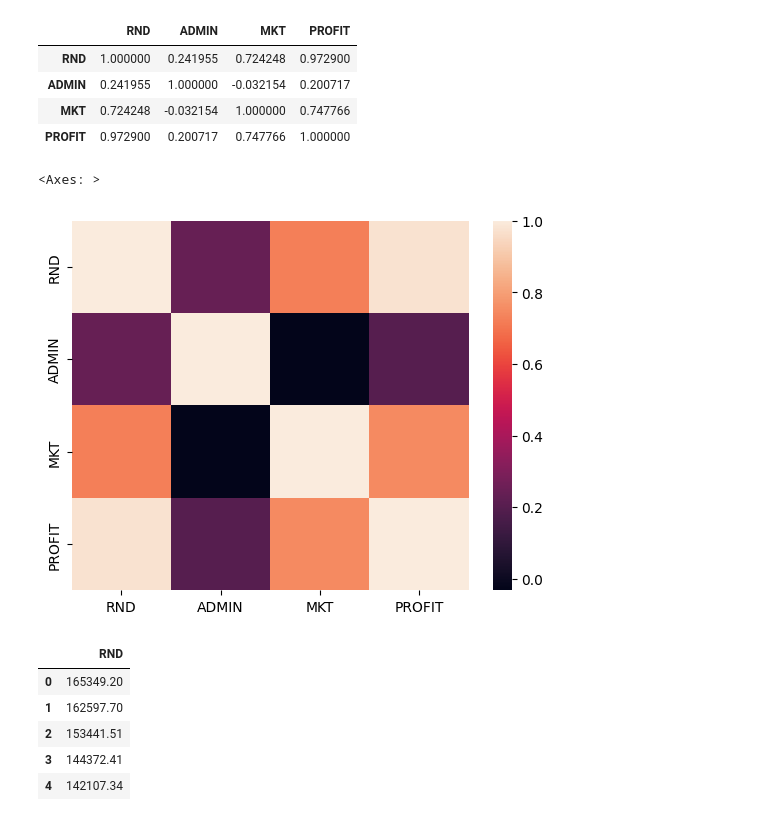
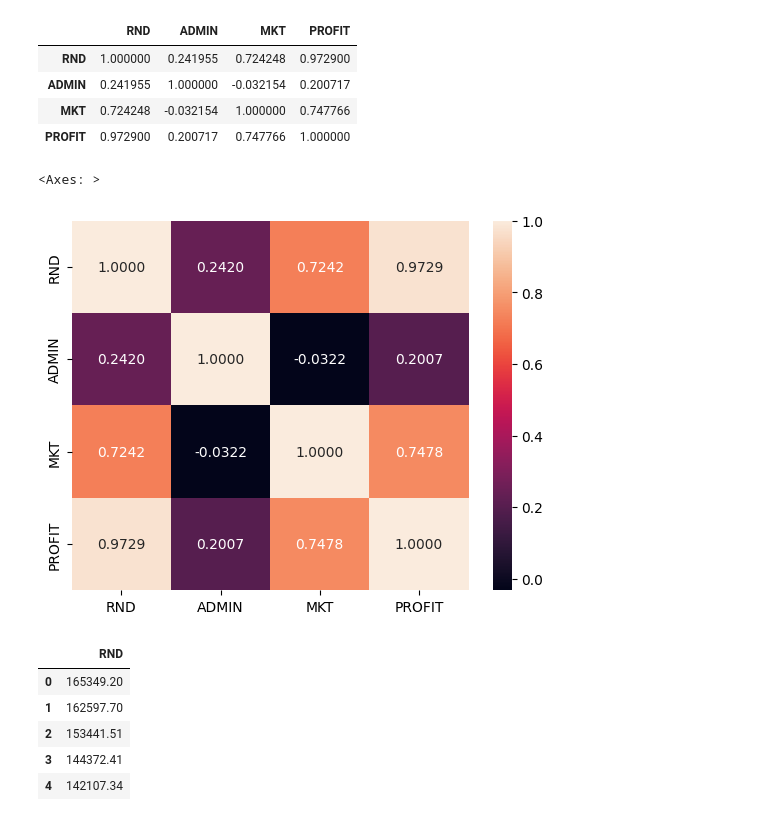
Before and after one commit to aayush5252/Ml_code, a Jupyter notebook: S01_Simple_Linear_Regression/SLR.ipynb, the cells around one changed output. Cells and saved outputs as stored; diff of their text form; code cells hidden in the pictures.

```diff
--- a/S01_Simple_Linear_Regression/SLR.ipynb
+++ b/S01_Simple_Linear_Regression/SLR.ipynb
@@ -71,10 +71,10 @@ corr
 | MKT | 0.724248 | -0.032154 | 1.000000 | 0.747766 |
 | PROFIT | 0.972900 | 0.200717 | 0.747766 | 1.000000 |
 # %%
-sns.heatmap(corr)
+sns.heatmap(corr, annot=True, fmt=".4f")
 # %% [output]
 <Axes: >
-[figure, old version]
+[figure, new version]
 # %%
 # Step - 03 : Seperate X and Y (PROFIT)
 # %%
```
Also changed, not shown: parts of 2 cells of this notebook.
